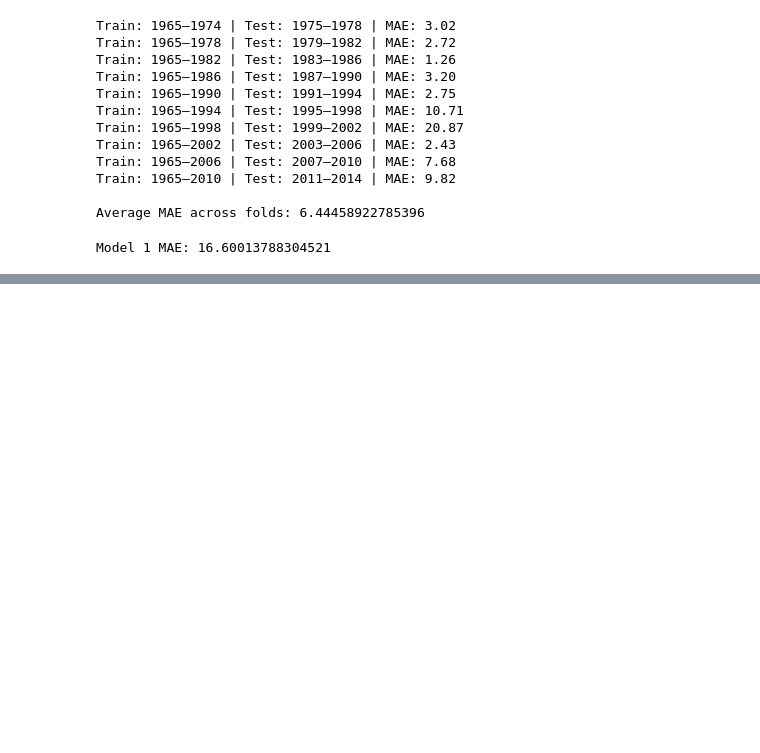
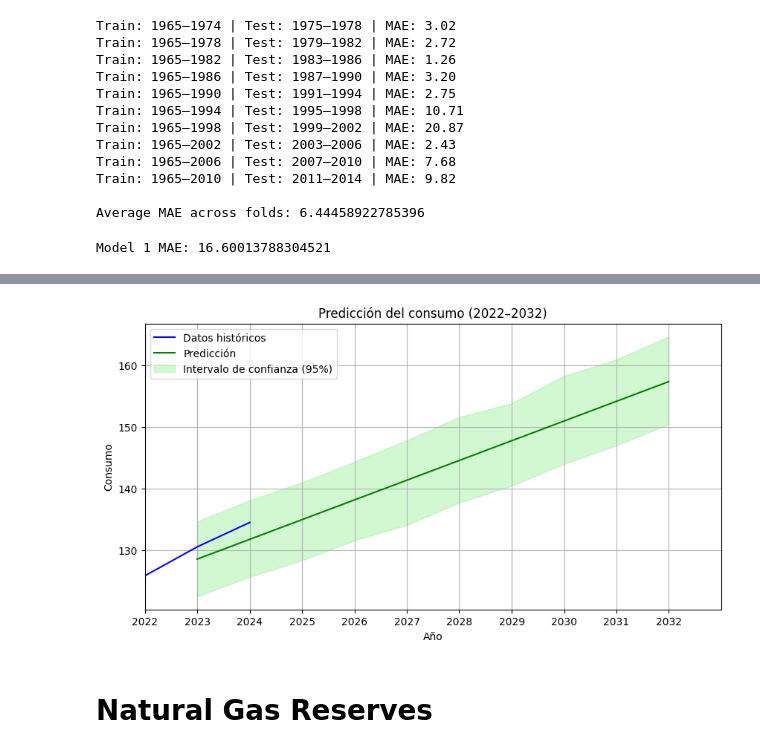
Before and after one commit to Alphalejo/Colombian_energy_balance, a Jupyter notebook: draft.ipynb, the cells around one changed output, grey strips where cells are left out. Saved outputs shown, nothing was run; the diff lists cells and outputs as text; code cells hidden in the pictures; blank space fills up the shorter version.

Commit message:
Beggining Natural Gas Reserves Analisys

```diff
--- a/draft.ipynb
+++ b/draft.ipynb
@@ -238,0 +319,54 @@ test
+# %%
+import matplotlib.pyplot as plt
+import pandas as pd
+
+
+# Crear nuevas fechas futuras (uno por año)
+future = model.make_future_dataframe(periods=17, freq='Y')
+forecast = model.predict(future)
+
+# Aseguramos formato de fechas
+forecast["ds"] = pd.to_datetime(forecast["ds"])
+prophet_df["ds"] = pd.to_datetime(prophet_df["ds"])
+
+# --- Filtrar rango 2022–2032 ---
+mask_forecast = (forecast["ds"].dt.year >= 2022) & (forecast["ds"].dt.year <= 2032)
+mask_hist = (prophet_df["ds"].dt.year >= 2022)
+
+forecast_range = forecast[mask_forecast]
+historical_range = prophet_df[mask_hist]
+
+# --- Gráfica ---
+plt.figure(figsize=(10, 5))
+
+# Datos históricos recientes (si existen)
+if not historical_range.empty:
+    plt.plot(historical_range["ds"], historical_range["y"], label="Datos históricos", color="blue")
+
+# Predicción Prophet
+plt.plot(forecast_range["ds"], forecast_range["yhat"], label="Predicción", color="green")
+
+# Intervalo de confianza
+plt.fill_between(
+    forecast_range["ds"],
+    forecast_range["yhat_lower"],
+    forecast_range["yhat_upper"],
+    color="lightgreen",
+    alpha=0.4,
+    label="Intervalo de confianza (95%)"
+)
+
+plt.title("Predicción del consumo (2022–2032)")
+plt.xlabel("Año")
+plt.ylabel("Consumo")
+plt.legend()
+plt.grid(True)
+
+# Limitar el eje X al rango deseado
+plt.xlim(pd.Timestamp("2022-01-01"), pd.Timestamp("2032-12-31"))
+
+plt.show()
+# %% [output]
+[figure, added]
+# %% [markdown]
+# Natural Gas Reserves
```
Also changed, not shown: parts of 6 cells of this notebook, 1 other file.
